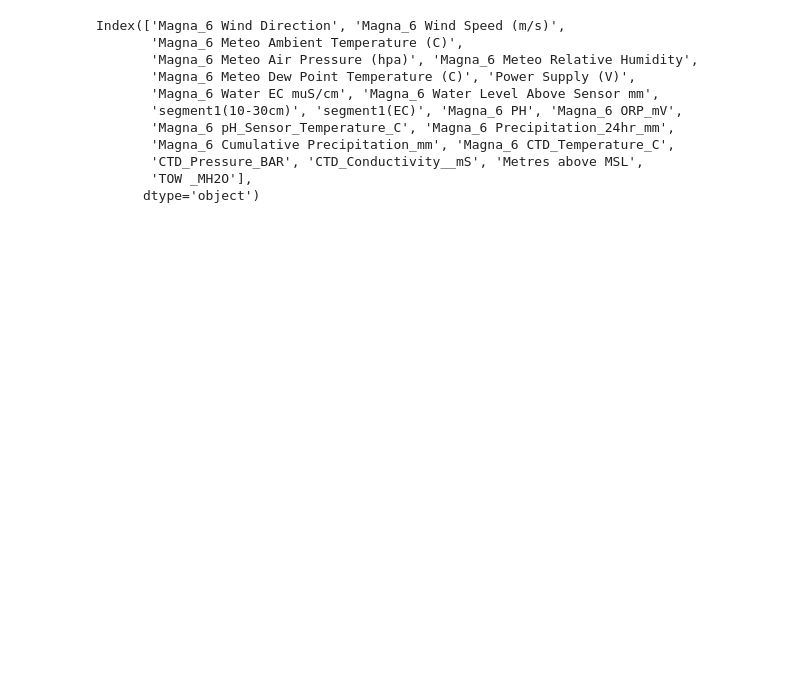
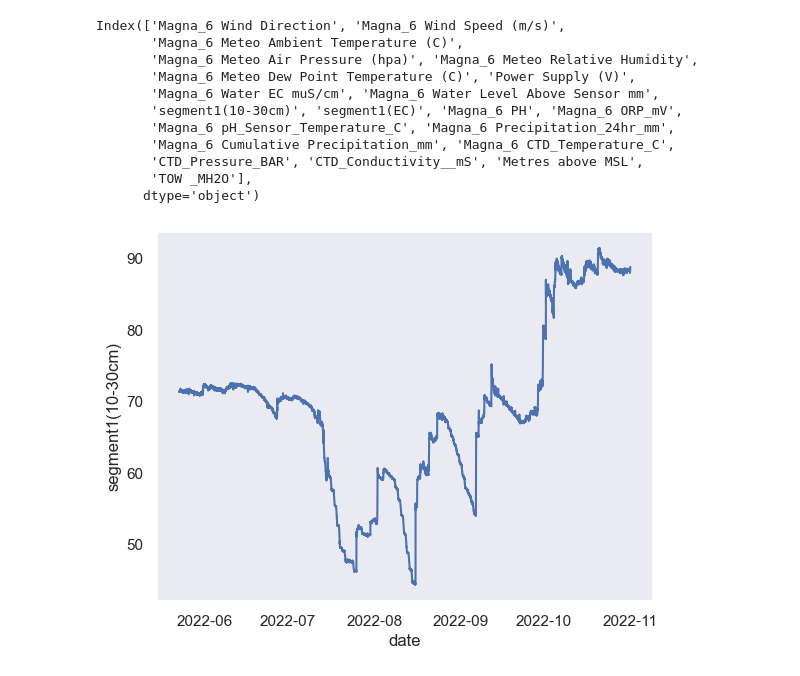
Before and after one commit to meghana89/soil, a Jupyter notebook: Soil_pycaret1.ipynb, the cells around one changed output. Cells and saved outputs as stored; diff of their text form; code cells hidden in the pictures; blank space fills up the shorter version.

```diff
--- a/Soil_pycaret1.ipynb
+++ b/Soil_pycaret1.ipynb
@@ -544,3 +544,8 @@ Index(['Magna_6 Wind Direction', 'Magna_6 Wind Speed (m/s)',
        'CTD_Pressure_BAR', 'CTD_Conductivity__mS', 'Metres above MSL',
        'TOW _MH2O'],
       dtype='object')
+# %%
+sns.lineplot(df.index, df['segment1(10-30cm)'])
+plt.show()
+# %% [output]
+[figure, added]
```
Also changed, not shown: parts of 17 cells of this notebook.
